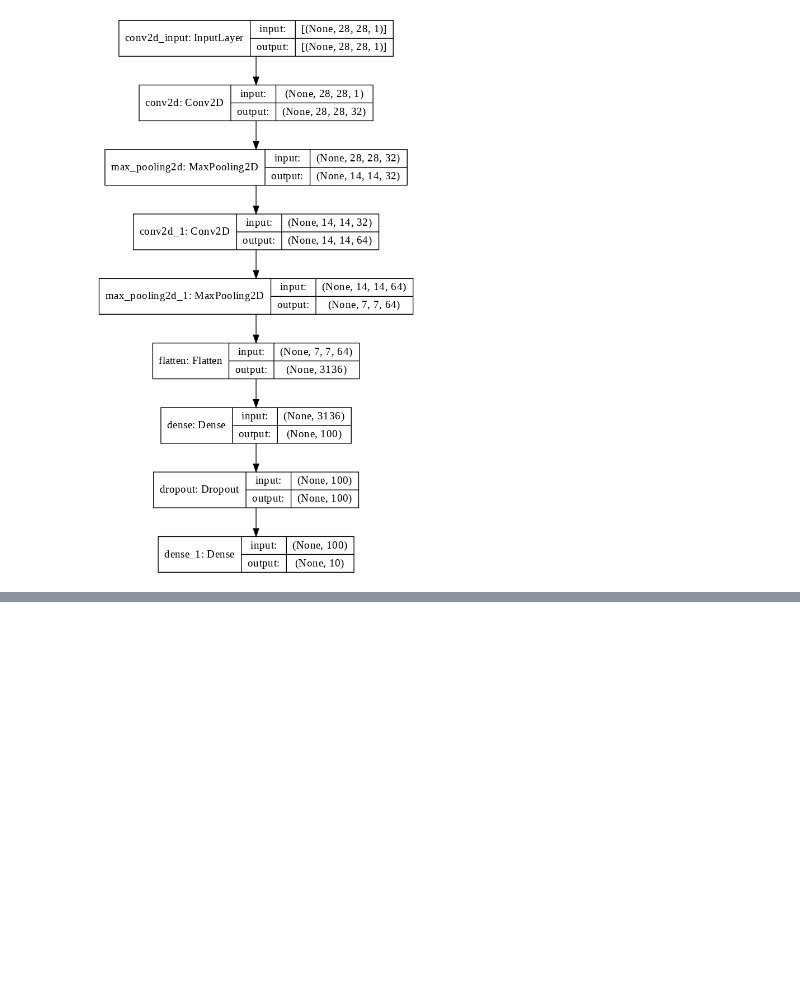
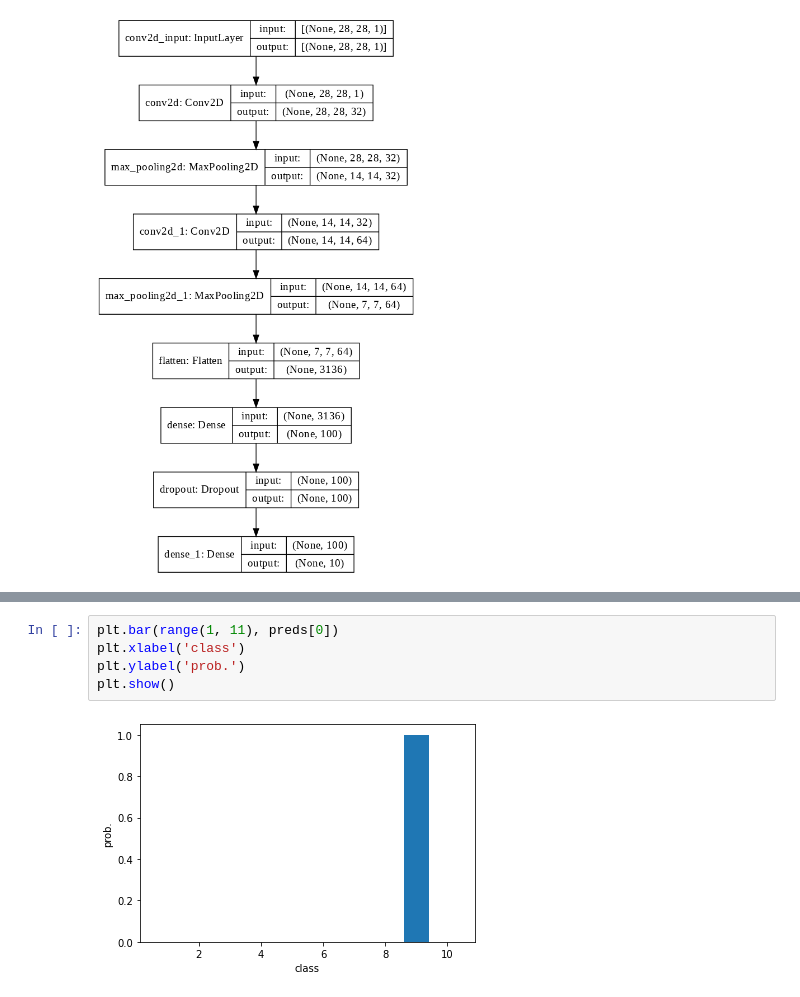
Before and after one commit to YunSeoHwan/My-own-study-repository, a Jupyter notebook: 8-2.ipynb, the cells around one changed output, grey strips where cells are left out. Drawn from its saved outputs; the diff is of its cells as text; blank space fills up the shorter version.

```diff
--- a/8-2.ipynb
+++ b/8-2.ipynb
@@ -60,0 +115,7 @@ keras.utils.plot_model(model, show_shapes=True, to_file='cnn-architecture.png',
+# %%
+plt.bar(range(1, 11), preds[0])
+plt.xlabel('class')
+plt.ylabel('prob.')
+plt.show()
+# %% [output]
+[figure, added]
```
Also changed, not shown: parts of 8 cells of this notebook.
